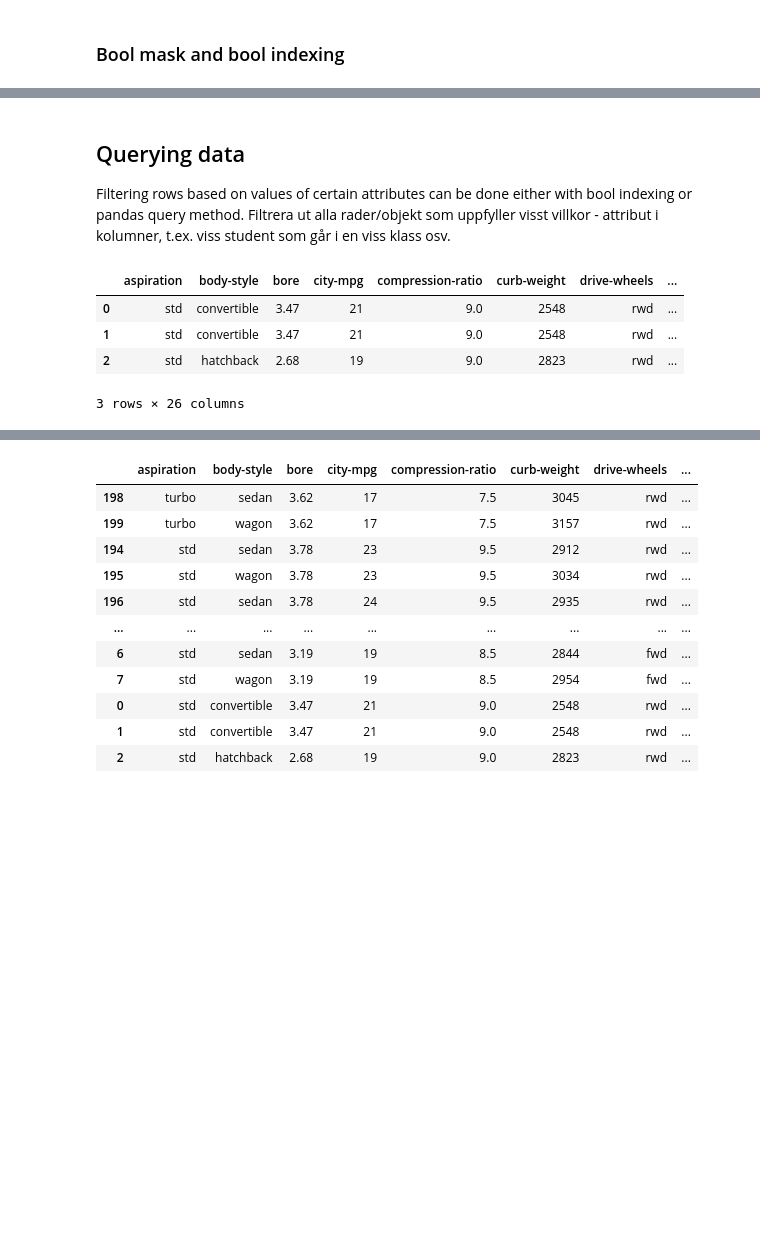
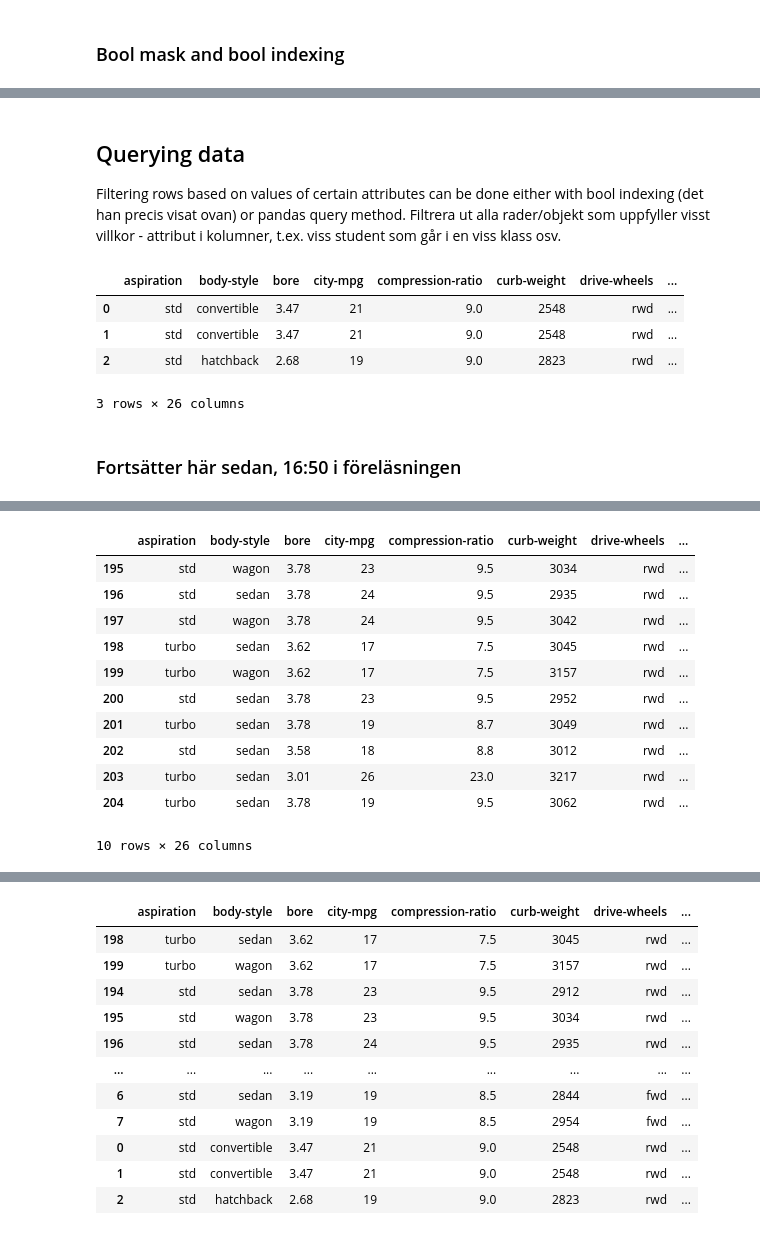
Before and after one commit to yomo001/databehandling-YOUNIS-MOUSSAVI, a Jupyter notebook: Code-Alongs/L006_Query.ipynb, the cells around one changed output, grey strips where cells are left out. Saved outputs shown, nothing was run; the diff lists cells and outputs as text; code cells hidden in the pictures; blank space fills up the shorter version.

```diff
--- a/Code-Alongs/L006_Query.ipynb
+++ b/Code-Alongs/L006_Query.ipynb
@@ -49,6 +59,6 @@ floats.loc[:, floats.loc[0, :] >= 0]   # Skriver ut alla rader men enbart kolumn
 # %% [markdown]
 ## Querying data
-Filtering rows based on values of certain attributes can be done either with bool indexing or pandas query method.
+Filtering rows based on values of certain attributes can be done either with bool indexing (det han precis visat ovan) or pandas query method.
 Filtrera ut alla rader/objekt som uppfyller visst villkor - attribut i kolumner, t.ex. viss student som går i en viss klass osv.
 # %%
 autos = pd.read_json("..\\Data\\autos.json")
@@ -59,32 +71,49 @@ autos.head(3)
 | 1 | std | convertible | 3.47 | 21 | 9.0 | 2548 | rwd | ... |
 | 2 | std | hatchback | 2.68 | 19 | 9.0 | 2823 | rwd | ... |
 3 rows × 26 columns
+# %% [markdown]
+### Fortsätter här sedan, 16:50 i föreläsningen
 # %%
-autos[autos["make"] == "volvo"]
+# Filtrerar ut för att få fram kolumner
+autos[autos["make"] == "volvo"]   # Detta är ett sätt att få fram kolumner och enbart värdet 'volvo'
 
-autos.query("make =='volvo'")   # samma, via query
+autos.query("make =='volvo'")     # Annat sätt att göra det på, via denna metod i pandas som heter query
+
+autos[autos["engine-size"] <= 140 ]   # Nu filtrerar istället på rader enligt detta kriterie
+autos.query("`engine-size` <= 140")   # samma, via query , obs, vissa tecken går inte att skriva rakt av och behöver backticks
+                                      # Ticks: alt + tangent till vänster om backspace
+
+# Två villkor, tänk dock på precedence, sätter i parentes då för att bli rätt
+# Här med & (and)
+autos[(autos["make"] == "volvo") & (autos["engine-size"] <= 140)]
+
+# Här med or | (or)
+autos[(autos["make"] == "volvo") | (autos["engine-size"] <= 140)]
+
+# Här samma sak via Queries:
+# Så fort man har mer än ett villkor, blir query metoden mer lättläst.
+autos.query("make == 'volvo' and `engine-size` <= 140")
+autos.query("make == 'volvo' or `engine-size` <= 140")
 
 
-autos[autos["engine-size"] <= 140 ]
-autos.query("´engine-size´ <= 140")   # samma, via query , obs, vissa tecken går inte att skriva rakt av och behöver backticks
-
-
-autos[(autos["make"] == "volvo") | autos["engine-size"] <= 140)]
-
-autos[(autos["make"] == "volvo"] & autos[autos["engine-size"] <= 140 )]
-
-# Så fort man har mer än ett villkor, blir query metoden mer lättläst.
-
-autos.query("make == 'volvo' and 'engine-size' <= 140")
 
 # När man vill filtrera ut data såhär, det man får ut är nya dataframe.
-# kan då skriva new_df = osv eller skicka den direkt till relplot
-# Query nästan alltid enklare att använda. Enda fördelen med andra är att vi kan använda loc för att uppdatera.
-# T.ex. vill vi uppdatera priset på volvo bilar med vissa vilkor så kan det sättet att skrivas användas (ej query)
+# Man kan därför köra metoderna för dataframes på detta, t.ex.:
+autos.query("make == 'volvo' or `engine-size` <= 140").info()
 
-autocopy = autos.copy()
+# Vill man plotta detta så kan den anges till relplot via variabel eller direkt.
 
-autocopy.loc(autos["make"] == "volvo") & (autos["engine-size"] <= 140), ["price"]] = 0
+# SÅ Query nästan alltid enklare att använda.
+# Enda fördelen med andra är att vi kan använda loc för att uppdatera.
+# T.ex. om vi vill uppdatera pris på alla volvo med motor över 140 så kan
+# detta sätt skrivas:
 
-# Boolmask och query två olika sätt att filtrera ut, kolla upp denna delen med honom igen.
+autocopy = autos.copy()   # skapar nytt för att inte ändra originalet i f.g. exempel
+autocopy.loc[(autos["make"] == "volvo") | (autos["engine-size"] <= 140), ["price"]] = 0
+autocopy.tail(10)
+
+# bool mask kan också användas i loc.
+# Här tar fram rader som matchar de villkoren.
+# Anger även de kolumner jag vill få ut.
+# Sätter = 0 för att uppdatera dessa.
 # %% [output]
@@ -92,3 +137,15 @@ SyntaxError: closing parenthesis ')' does not match opening parenthesis '[' (362
+|  | aspiration | body-style | bore | city-mpg | compression-ratio | curb-weight | drive-wheels | ... |
+| 195 | std | wagon | 3.78 | 23 | 9.5 | 3034 | rwd | ... |
+| 196 | std | sedan | 3.78 | 24 | 9.5 | 2935 | rwd | ... |
+| 197 | std | wagon | 3.78 | 24 | 9.5 | 3042 | rwd | ... |
+| 198 | turbo | sedan | 3.62 | 17 | 7.5 | 3045 | rwd | ... |
+| 199 | turbo | wagon | 3.62 | 17 | 7.5 | 3157 | rwd | ... |
+| 200 | std | sedan | 3.78 | 23 | 9.5 | 2952 | rwd | ... |
+| 201 | turbo | sedan | 3.78 | 19 | 8.7 | 3049 | rwd | ... |
+| 202 | std | sedan | 3.58 | 18 | 8.8 | 3012 | rwd | ... |
+| 203 | turbo | sedan | 3.01 | 26 | 23.0 | 3217 | rwd | ... |
+| 204 | turbo | sedan | 3.78 | 19 | 9.5 | 3062 | rwd | ... |
+10 rows × 26 columns
 # %%
 import seaborn as sns
 # sns.relplot(x = "engine-size", y="price", data = autos)   # Obs för alla bilar
```
Also changed, not shown: parts of 8 cells of this notebook, 2 other files.
